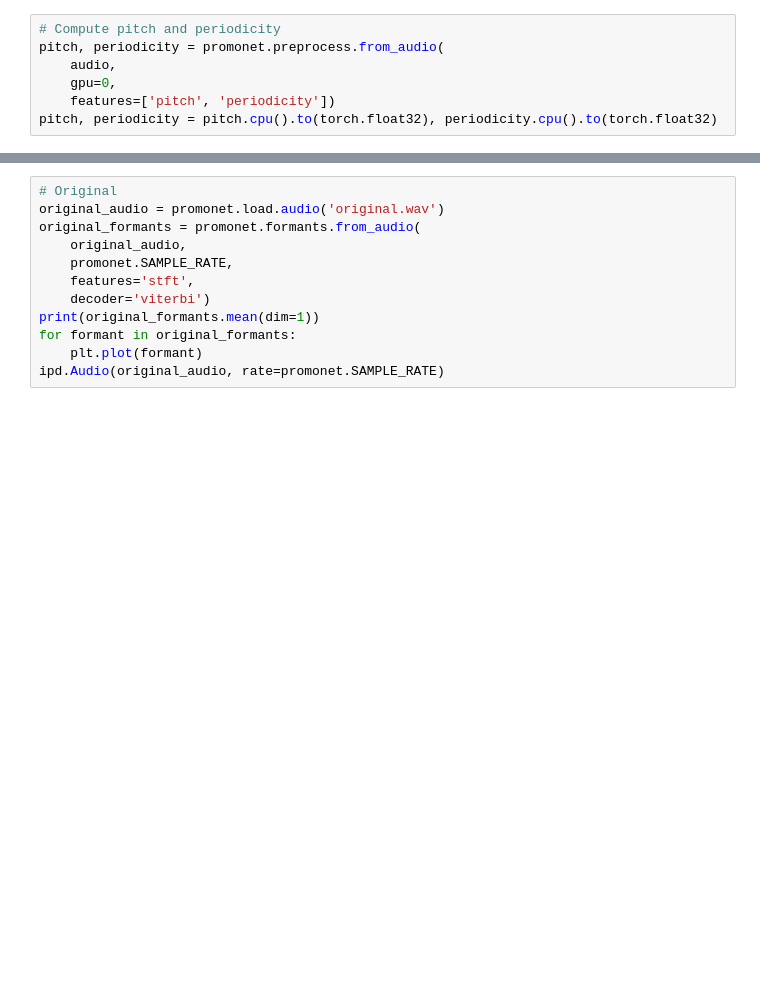
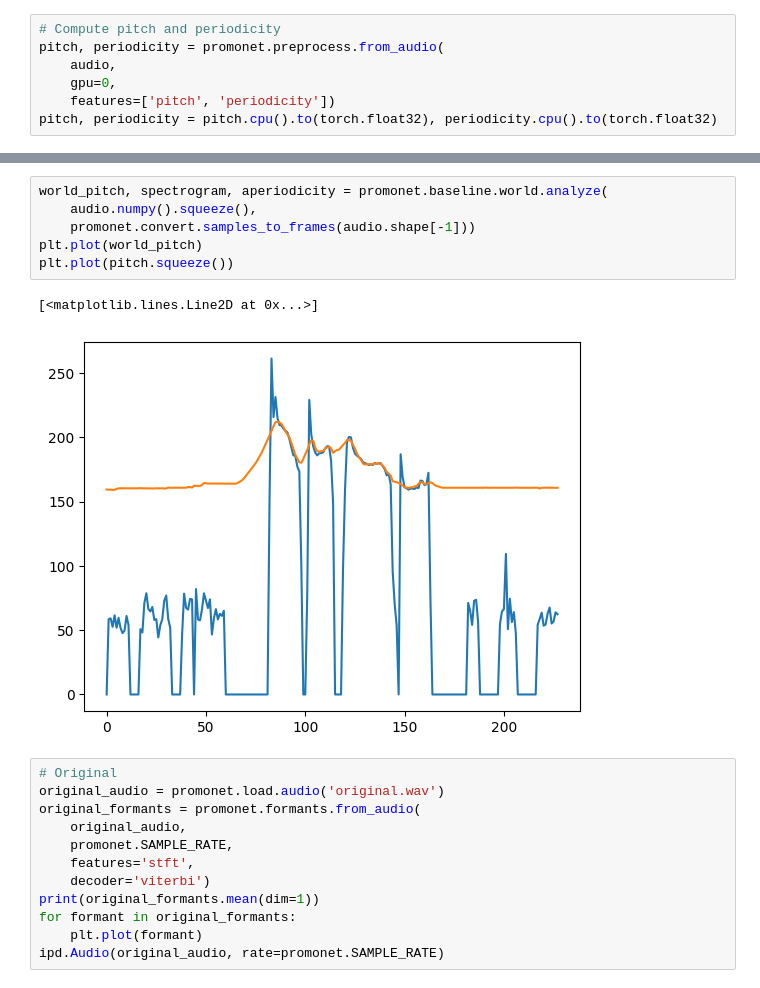
Before and after one commit to maxrmorrison/promonet, a Jupyter notebook: notebooks/formants.ipynb, the cells around one changed output, grey strips where cells are left out. Cells and saved outputs as stored; diff of their text form; blank space fills up the shorter version.

```diff
--- a/notebooks/formants.ipynb
+++ b/notebooks/formants.ipynb
@@ -93,3 +89,12 @@ pitch.shape, periodicity.shape
+# %%
+world_pitch, spectrogram, aperiodicity = promonet.baseline.world.analyze(
+    audio.numpy().squeeze(),
+    promonet.convert.samples_to_frames(audio.shape[-1]))
+plt.plot(world_pitch)
+plt.plot(pitch.squeeze())
+# %% [output]
+[<matplotlib.lines.Line2D at 0x...>]
+[figure, added]
 # %%
 # Original
 original_audio = promonet.load.audio('original.wav')
```
Also changed, not shown: parts of 3 cells of this notebook, 8 other files.
